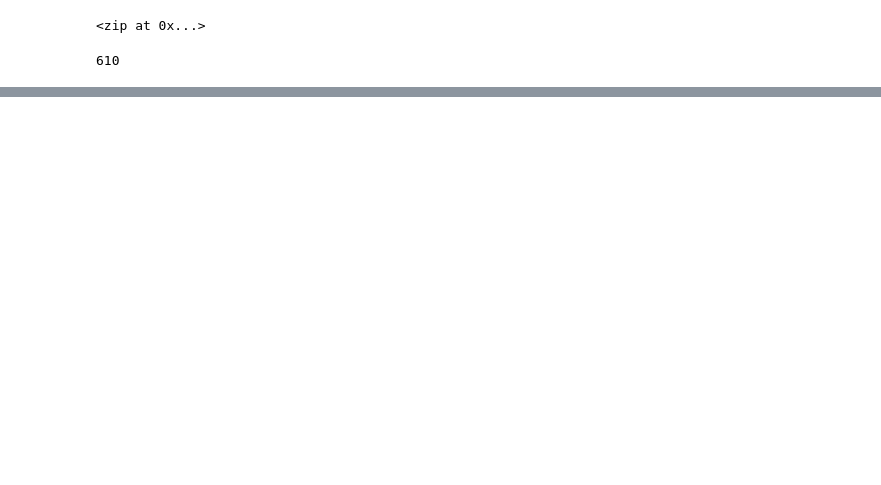
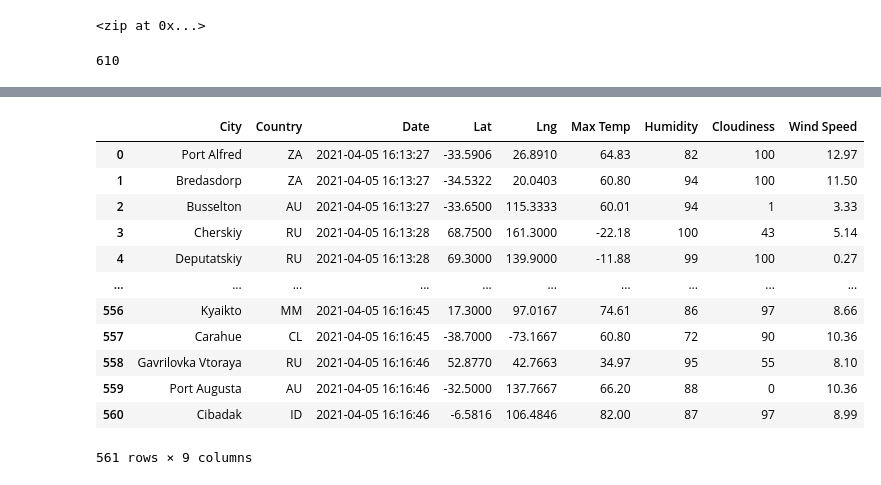
Before and after one commit to RebRut03/World_Weather_Analysis, a Jupyter notebook: WeatherPy.ipynb, the cells around one changed output, grey strips where cells are left out. Saved outputs shown, nothing was run; the diff lists cells and outputs as text; code cells hidden in the pictures; blank space fills up the shorter version.

```diff
--- a/WeatherPy.ipynb
+++ b/WeatherPy.ipynb
@@ -33,0 +40,4 @@ len(cities)
+# %%
+# Starting URL for Weather Map API Call.
+url = "http://api.openweathermap.org/data/2.5/weather?units=Imperial&APPID=" + weather_api_key
+print(url)
@@ -33,0 +127,4 @@ len(cities)
+# %%
+# Convert the array of dictionaries to a Pandas DataFrame.
+city_data_df = pd.DataFrame(city_data)
+city_data_df.head(10)
@@ -33,0 +143,17 @@ len(cities)
+# %%
+new_column_order = ["City", "Country", "Date", "Lat", "Lng", "Max Temp", "Humidity", "Cloudiness", "Wind Speed"]
+city_data_df[new_column_order]
+# %% [output]
+|  | City | Country | Date | Lat | Lng | Max Temp | Humidity | Cloudiness | Wind Speed |
+| 0 | Port Alfred | ZA | 2021-04-05 16:13:27 | -33.5906 | 26.8910 | 64.83 | 82 | 100 | 12.97 |
+| 1 | Bredasdorp | ZA | 2021-04-05 16:13:27 | -34.5322 | 20.0403 | 60.80 | 94 | 100 | 11.50 |
+| 2 | Busselton | AU | 2021-04-05 16:13:27 | -33.6500 | 115.3333 | 60.01 | 94 | 1 | 3.33 |
+| 3 | Cherskiy | RU | 2021-04-05 16:13:28 | 68.7500 | 161.3000 | -22.18 | 100 | 43 | 5.14 |
+| 4 | Deputatskiy | RU | 2021-04-05 16:13:28 | 69.3000 | 139.9000 | -11.88 | 99 | 100 | 0.27 |
+| ... | ... | ... | ... | ... | ... | ... | ... | ... | ... |
+| 556 | Kyaikto | MM | 2021-04-05 16:16:45 | 17.3000 | 97.0167 | 74.61 | 86 | 97 | 8.66 |
+| 557 | Carahue | CL | 2021-04-05 16:16:45 | -38.7000 | -73.1667 | 60.80 | 72 | 90 | 10.36 |
+| 558 | Gavrilovka Vtoraya | RU | 2021-04-05 16:16:46 | 52.8770 | 42.7663 | 34.97 | 95 | 55 | 8.10 |
+| 559 | Port Augusta | AU | 2021-04-05 16:16:46 | -32.5000 | 137.7667 | 66.20 | 88 | 0 | 10.36 |
+| 560 | Cibadak | ID | 2021-04-05 16:16:46 | -6.5816 | 106.4846 | 82.00 | 87 | 97 | 8.99 |
+561 rows × 9 columns
```
Also changed, not shown: parts of 6 cells of this notebook, 2 other files.
